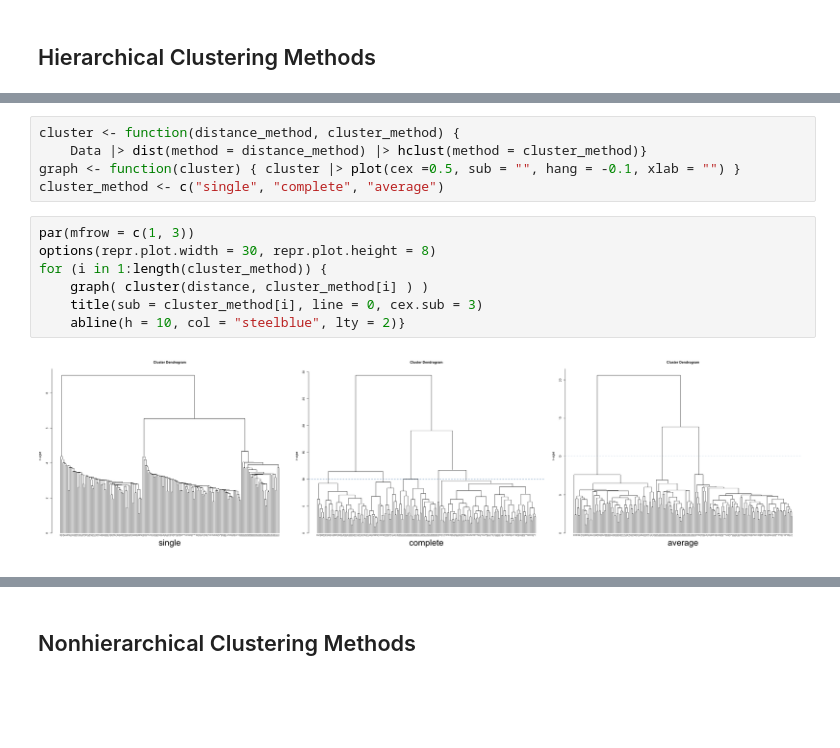
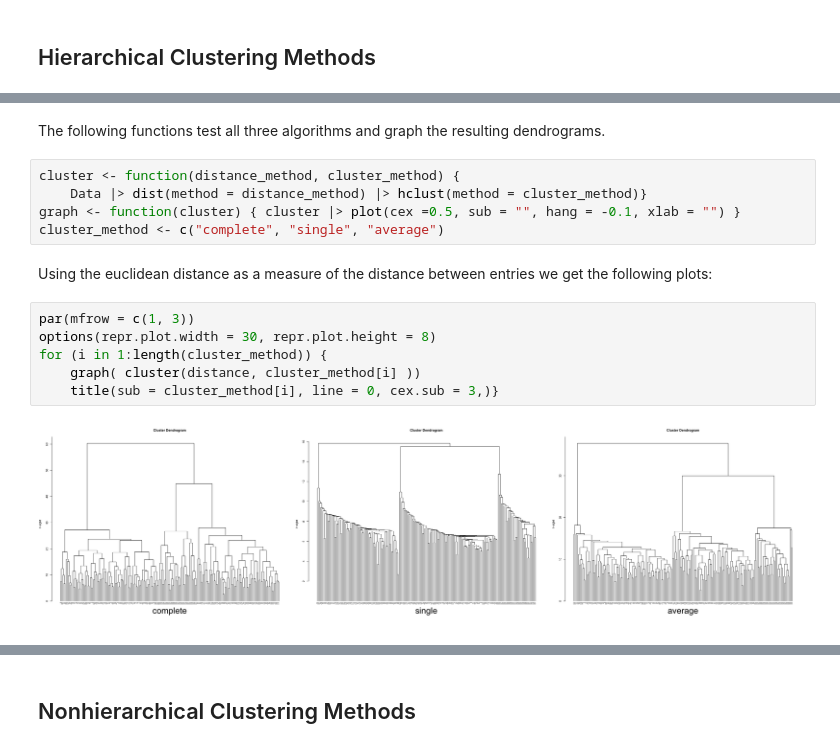
Before and after one commit to AlexWiigs/Code, a Jupyter notebook: STAT 553 Final/STAT_553_Question2.ipynb, the cells around one changed output, grey strips where cells are left out. Saved outputs shown, nothing was run; the diff lists cells and outputs as text; blank space fills up the shorter version.

```diff
--- a/STAT 553 Final/STAT_553_Question2.ipynb
+++ b/STAT 553 Final/STAT_553_Question2.ipynb
@@ -25,14 +60,17 @@ A data.frame: 6 × 10
+# %% [markdown]
+The following functions test all three algorithms and graph the resulting dendrograms.
 # %%
 cluster <- function(distance_method, cluster_method) {
     Data |> dist(method = distance_method) |> hclust(method = cluster_method)}
 graph <- function(cluster) { cluster |> plot(cex =0.5, sub = "", hang = -0.1, xlab = "") }
-cluster_method <- c("single", "complete", "average")
+cluster_method <- c("complete", "single", "average")
+# %% [markdown]
+Using the euclidean distance as a measure of the distance between entries we get the following plots:
 # %%
 par(mfrow = c(1, 3))
 options(repr.plot.width = 30, repr.plot.height = 8)
 for (i in 1:length(cluster_method)) {
-    graph( cluster(distance, cluster_method[i] ) )
-    title(sub = cluster_method[i], line = 0, cex.sub = 3)
-    abline(h = 10, col = "steelblue", lty = 2)}
+    graph( cluster(distance, cluster_method[i] ))
+    title(sub = cluster_method[i], line = 0, cex.sub = 3,)}
 # %% [output]
-[figure, old version]
+[figure, new version]
```
Also changed, not shown: parts of 24 cells of this notebook.
